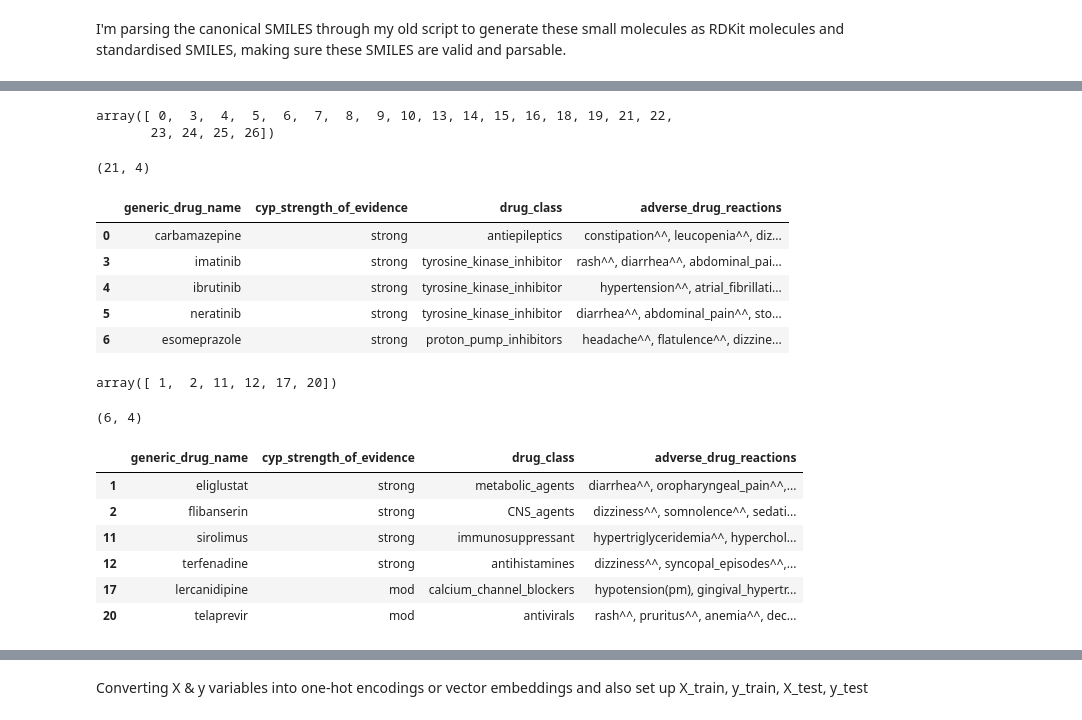
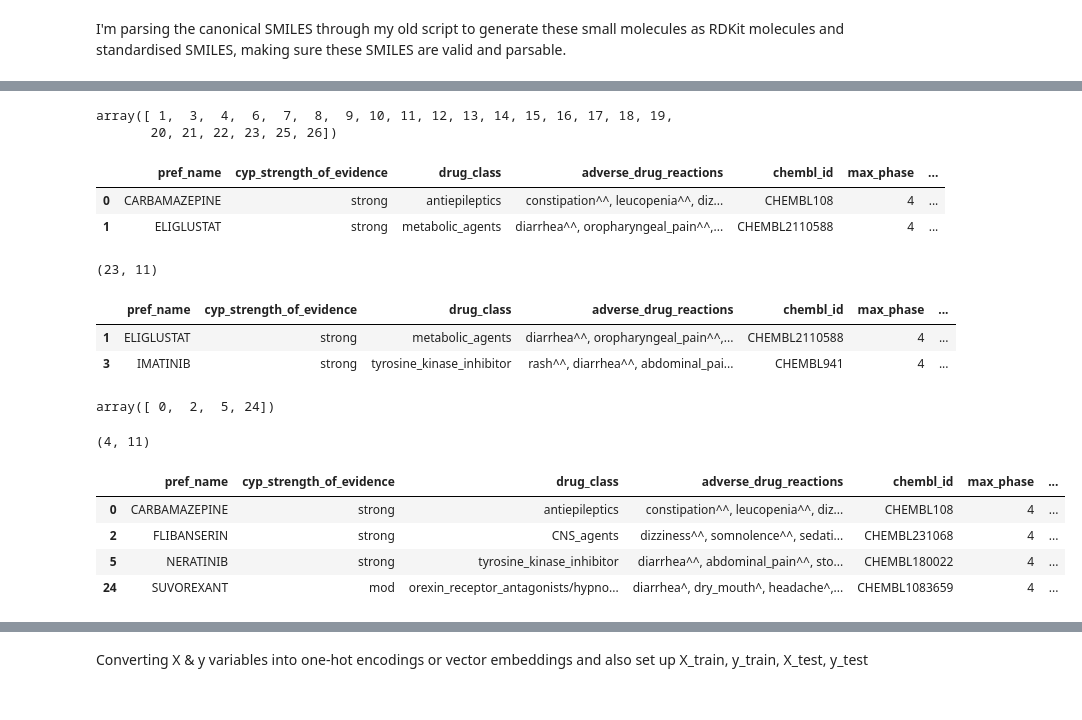
Before and after one commit to jhylin/Adverse_drug_reactions, a Jupyter notebook: ADR_test.ipynb, the cells around one changed output, grey strips where cells are left out. Drawn from its saved outputs; the diff is of its cells as text; code cells hidden in the pictures.

```diff
--- a/ADR_test.ipynb
+++ b/ADR_test.ipynb
@@ -69,12 +71,12 @@ print(drugs)
 # directly into cyp_drugs.py, current way seems to be the most straightforward one...)
 from cyp_drugs import chembl_drugs
 # Using ChEMBL version 34
-df_s = chembl_drugs(
+df_3a4 = chembl_drugs(
     'CARBAMAZEPINE','ELIGLUSTAT','FLIBANSERIN','IMATINIB','IBRUTINIB','NERATINIB','ESOMEPRAZOLE','OMEPRAZOLE','IVACAFTOR','NALOXEGOL','OXYCODONE','SIROLIMUS','TERFENADINE','DIAZEPAM','HYDROCORTISONE','LANSOPRAZOLE','PANTOPRAZOLE','LERCANIDIPINE','NALDEMEDINE','NELFINAVIR','TELAPREVIR','ONDANSETRON','QUININE','RIBOCICLIB','SUVOREXANT','TELITHROMYCIN','TEMSIROLIMUS',
     #file_name="All_cyp3a4_smiles"
     )
-print(df_s.shape)
-df_s.head()
+print(df_3a4.shape)
+df_3a4.head()
 
 ## Note: latest ChEMBL version 35 (as from 1st Dec 2024) seems to be taking a long time to load (no output after ~7min),
 ## both versions 33 & 34 are ok with outputs loading within a few secs
@@ -86,3 +88,10 @@ df_s.head()
 | 2 | CHEMBL2110588 | ELIGLUSTAT | 4 | CCCCCCCC(=O)N[C@H](CN1CCCC1)[C@H]... |
 | 3 | CHEMBL1201320 | ESOMEPRAZOLE | 4 | COc1ccc2[nH]c([S@@+]([O-])Cc3ncc(... |
 | 4 | CHEMBL231068 | FLIBANSERIN | 4 | O=c1[nH]c2ccccc2n1CCN1CCN(c2cccc(... |
+# %%
+# Rename column & change lower to uppercase
+df = df.rename(columns={"generic_drug_name": "pref_name"})
+df["pref_name"] = df["pref_name"].str.upper()
+# Merge df & df_3a4
+df = df.merge(df_3a4, how="left", on="pref_name")
+df.head(10)
@@ -141,6 +162,6 @@ def preprocess(row):
     #row["inchikey"] = dm.to_inchikey(mol)
     return row
 
-df_s3a4 = df_s.apply(preprocess, axis = 1)
-df_s3a4.head()
+df_p3a4 = df.apply(preprocess, axis = 1)
+df_p3a4.head()
 # %% [output]
@@ -166,16 +187,16 @@ import useful_rdkit_utils as uru
 import numpy as np
 
 # Generate numpy arrays containing the fingerprints
-df_s3a4['fp'] = df_s3a4.rdkit_mol.apply(rdFingerprintGenerator.GetMorganGenerator().GetCountFingerprintAsNumPy)
+df_p3a4['fp'] = df_p3a4.rdkit_mol.apply(rdFingerprintGenerator.GetMorganGenerator().GetCountFingerprintAsNumPy)
 
 # Get Butina cluster labels
-df_s3a4["butina_cluster"] = uru.get_butina_clusters(df_s3a4.standard_smiles)
+df_p3a4["butina_cluster"] = uru.get_butina_clusters(df_p3a4.standard_smiles)
 
 # Set up a GroupKFoldShuffle object
 group_kfold_shuffle = uru.GroupKFoldShuffle(n_splits=5, shuffle=True)
 
 # Using cross-validation/doing data split
 ## X = np.stack(df_s3a4.fp), y = df.adverse_drug_reactions, group labels = df_s3a4.butina_cluster
-for train, test in group_kfold_shuffle.split(np.stack(df_s3a4.fp), df.adverse_drug_reactions, df_s3a4.butina_cluster):
+for train, test in group_kfold_shuffle.split(np.stack(df_p3a4.fp), df.adverse_drug_reactions, df_p3a4.butina_cluster):
     print(len(train),len(test))
 # %% [output]
@@ -202,39 +223,40 @@ for train, test in group_kfold_shuffle.split(np.stack(df_s3a4.fp), df.adverse_dr
 # Training set indices
 train
 # %% [output]
-array([ 0,  3,  4,  5,  6,  7,  8,  9, 10, 13, 14, 15, 16, 18, 19, 21, 22,
-       23, 24, 25, 26])
+array([ 1,  3,  4,  6,  7,  8,  9, 10, 11, 12, 13, 14, 15, 16, 17, 18, 19,
+       20, 21, 22, 23, 25, 26])
+# %%
+df_p3a4.head(2)
+# %% [output]
+|  | pref_name | cyp_strength_of_evidence | drug_class | adverse_drug_reactions | chembl_id | max_phase | ... |
+| 0 | CARBAMAZEPINE | strong | antiepileptics | constipation^^, leucopenia^^, diz... | CHEMBL108 | 4 | ... |
+| 1 | ELIGLUSTAT | strong | metabolic_agents | diarrhea^^, oropharyngeal_pain^^,... | CHEMBL2110588 | 4 | ... |
 # %%
 # Convert indices into list
 train_set = train.tolist()
-# Locate drugs and drug info via pd.iloc
-df_train = df.iloc[train_set]
+# Locate drugs and drug info via pd.DataFrame.iloc
+df_train = df_p3a4.iloc[train_set]
 print(df_train.shape)
-df_train.head()
+df_train.head(2)
 # %% [output]
-(21, 4)
+(23, 11)
-|  | generic_drug_name | cyp_strength_of_evidence | drug_class | adverse_drug_reactions |
-| 0 | carbamazepine | strong | antiepileptics | constipation^^, leucopenia^^, diz... |
-| 3 | imatinib | strong | tyrosine_kinase_inhibitor | rash^^, diarrhea^^, abdominal_pai... |
-| 4 | ibrutinib | strong | tyrosine_kinase_inhibitor | hypertension^^, atrial_fibrillati... |
-| 5 | neratinib | strong | tyrosine_kinase_inhibitor | diarrhea^^, abdominal_pain^^, sto... |
-| 6 | esomeprazole | strong | proton_pump_inhibitors | headache^^, flatulence^^, dizzine... |
+|  | pref_name | cyp_strength_of_evidence | drug_class | adverse_drug_reactions | chembl_id | max_phase | ... |
+| 1 | ELIGLUSTAT | strong | metabolic_agents | diarrhea^^, oropharyngeal_pain^^,... | CHEMBL2110588 | 4 | ... |
+| 3 | IMATINIB | strong | tyrosine_kinase_inhibitor | rash^^, diarrhea^^, abdominal_pai... | CHEMBL941 | 4 | ... |
 # %%
 # Testing set indices
 test
 # %% [output]
-array([ 1,  2, 11, 12, 17, 20])
+array([ 0,  2,  5, 24])
 # %%
 test_set = test.tolist()
-df_test = df.iloc[test_set]
+df_test = df_p3a4.iloc[test_set]
 print(df_test.shape)
 df_test
 # %% [output]
-(6, 4)
+(4, 11)
-|  | generic_drug_name | cyp_strength_of_evidence | drug_class | adverse_drug_reactions |
-| 1 | eliglustat | strong | metabolic_agents | diarrhea^^, oropharyngeal_pain^^,... |
-| 2 | flibanserin | strong | CNS_agents | dizziness^^, somnolence^^, sedati... |
-| 11 | sirolimus | strong | immunosuppressant | hypertriglyceridemia^^, hyperchol... |
-| 12 | terfenadine | strong | antihistamines | dizziness^^, syncopal_episodes^^,... |
-| 17 | lercanidipine | mod | calcium_channel_blockers | hypotension(pm), gingival_hypertr... |
-| 20 | telaprevir | mod | antivirals | rash^^, pruritus^^, anemia^^, dec... |
+|  | pref_name | cyp_strength_of_evidence | drug_class | adverse_drug_reactions | chembl_id | max_phase | ... |
+| 0 | CARBAMAZEPINE | strong | antiepileptics | constipation^^, leucopenia^^, diz... | CHEMBL108 | 4 | ... |
+| 2 | FLIBANSERIN | strong | CNS_agents | dizziness^^, somnolence^^, sedati... | CHEMBL231068 | 4 | ... |
+| 5 | NERATINIB | strong | tyrosine_kinase_inhibitor | diarrhea^^, abdominal_pain^^, sto... | CHEMBL180022 | 4 | ... |
+| 24 | SUVOREXANT | mod | orexin_receptor_antagonists/hypno... | diarrhea^, dry_mouth^, headache^,... | CHEMBL1083659 | 4 | ... |
```
Also changed, not shown: parts of 19 cells of this notebook.
